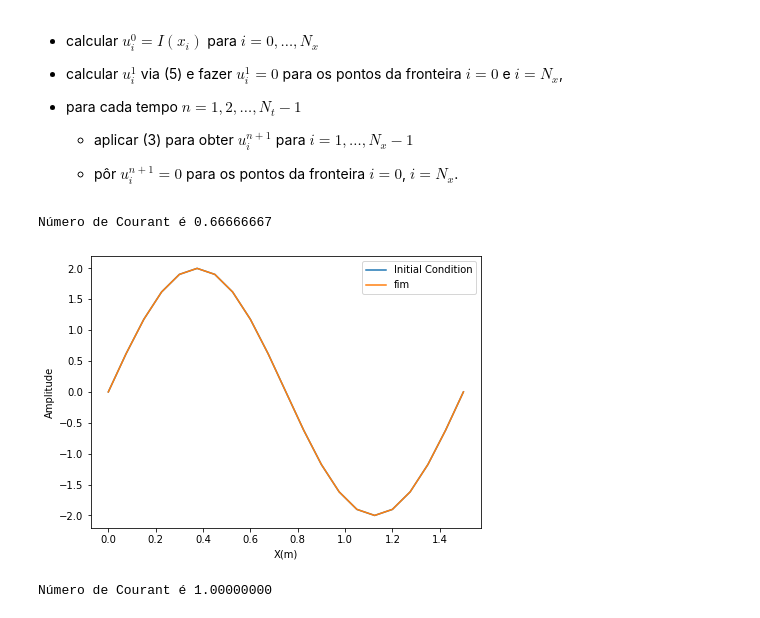
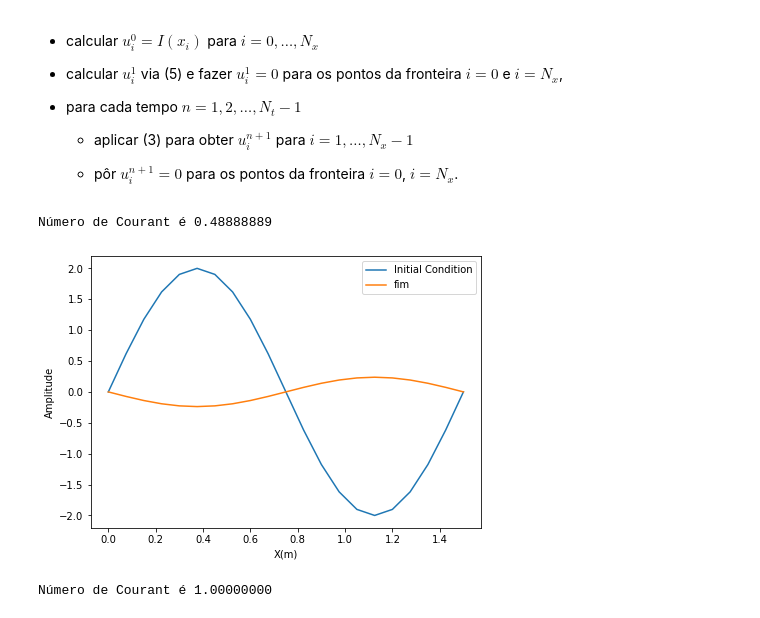
Before and after one commit to caua-veiga/Metodos-Computacionais-2022, a Jupyter notebook: TPs/Notebooks/TP 7.ipynb, the cells around one changed output. Cells and saved outputs as stored; diff of their text form; code cells hidden in the pictures.

```diff
--- a/TPs/Notebooks/TP 7.ipynb
+++ b/TPs/Notebooks/TP 7.ipynb
@@ -108,10 +110,10 @@ def explicit_method(Nx,Nt,xmax,tmax,c,I,A,m):
 
     return u_1
 # %%
-exp = explicit_method(20,30,1.5,1.5,1,initial_condition,2,2)
+exp = explicit_method(20,30,1.5,1.1,1,initial_condition,2,2)
 # %% [output]
-Número de Courant é 0.66666667
+Número de Courant é 0.48888889
-[figure, old version]
+[figure, new version]
 # %%
 exp = explicit_method(20,16,1.5,1.2,1,initial_condition,2,1)
 # %% [output]
```
Also changed, not shown: parts of 5 cells of this notebook, 13 other files.
